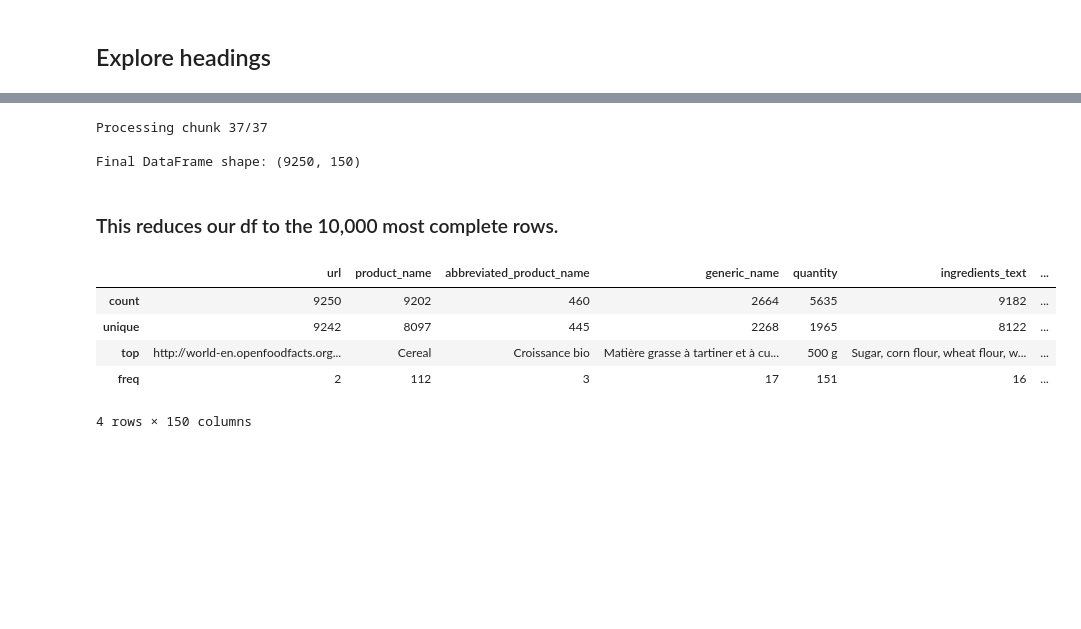
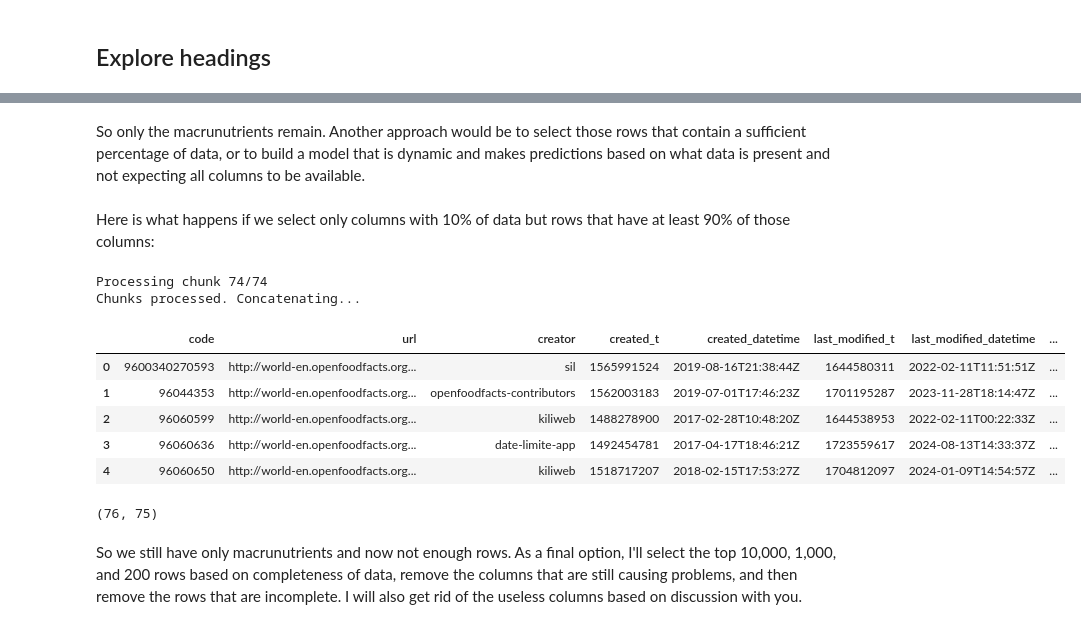
Before and after one commit to michael-wales/smartfoodscan, a Jupyter notebook: notebooks/preprocessing.ipynb, the cells around one changed output, grey strips where cells are left out. Saved outputs shown, nothing was run; the diff lists cells and outputs as text; code cells hidden in the pictures; blank space fills up the shorter version.

Commit message:
Still working on it

```diff
--- a/notebooks/preprocessing.ipynb
+++ b/notebooks/preprocessing.ipynb
@@ -128,44 +192,46 @@ if preprocessing:
+# %% [markdown]
+So only the macrunutrients remain. Another approach would be to select those rows that contain a sufficient percentage of data, or to build a model that is dynamic and makes predictions based on what data is present and not expecting all columns to be available.
+# %% [markdown]
+Here is what happens if we select only columns with 10% of data but rows that have at least 90% of those columns:
 # %%
 if preprocessing:
 
-    chunk_size = 100_000 # Adjust as needed
-    frac = 0.315  # Proportion of non-NaN values required to keep a row
+    row_percentage = 0.9  # Proportion of non-NaN values required to keep a row
 
-    chunks = []
+    filtered_data = pd.DataFrame()
 
-    total_lines = sum(1 for _ in open(csv_file_path, "r", encoding="utf-8"))
-    total_chunks = math.ceil(total_lines / chunk_size)
+    columns_to_keep = null_df[null_df['% Nulls'] <= 90].index.tolist()
 
-    for i, chunk in enumerate(pd.read_csv(csv_file_path,
-                                          sep="\t", usecols=columns,
-                                          dtype=str,  # Read all as strings to prevent dtype errors
+    for i, chunk in enumerate(pd.read_csv(csv_file_path, sep="\t",
+                                          usecols=columns_to_keep, dtype=str,
                                           chunksize=chunk_size,
-                                          on_bad_lines="skip"), start=1):  # Start counting from 1
+                                          on_bad_lines="skip")):
 
-        print(f"\rProcessing chunk {i}/{total_chunks}", end="", flush=True)
+        print(f"\rProcessing chunk {i + 1}/{total_chunks}", end="", flush=True)
 
-        # Drop rows with < frac non-NaN values
-        chunk = chunk.dropna(thresh=int(len(chunk.columns) * frac))
+        # Drop rows with < 50% non-NaN values
+        chunk = chunk.dropna(thresh=int(len(chunk.columns) * row_percentage))
 
-        chunks.append(chunk)
 
-    df = pd.concat(chunks, ignore_index=True)
+    print("\nChunks processed. Concatenating...")
 
-    print("\n\nFinal DataFrame shape:", df.shape)
+    filtered_data = pd.concat([filtered_data, chunk], ignore_index=True)
+
+    display(filtered_data.head())
 # %% [output]
-Processing chunk 37/37
-
-Final DataFrame shape: (9250, 150)
+Processing chunk 74/74
+Chunks processed. Concatenating...
+|  | code | url | creator | created_t | created_datetime | last_modified_t | last_modified_datetime | ... |
+| 0 | 9600340270593 | http://world-en.openfoodfacts.org... | sil | 1565991524 | 2019-08-16T21:38:44Z | 1644580311 | 2022-02-11T11:51:51Z | ... |
+| 1 | 96044353 | http://world-en.openfoodfacts.org... | openfoodfacts-contributors | 1562003183 | 2019-07-01T17:46:23Z | 1701195287 | 2023-11-28T18:14:47Z | ... |
+| 2 | 96060599 | http://world-en.openfoodfacts.org... | kiliweb | 1488278900 | 2017-02-28T10:48:20Z | 1644538953 | 2022-02-11T00:22:33Z | ... |
+| 3 | 96060636 | http://world-en.openfoodfacts.org... | date-limite-app | 1492454781 | 2017-04-17T18:46:21Z | 1723559617 | 2024-08-13T14:33:37Z | ... |
+| 4 | 96060650 | http://world-en.openfoodfacts.org... | kiliweb | 1518717207 | 2018-02-15T17:53:27Z | 1704812097 | 2024-01-09T14:54:57Z | ... |
-# %% [markdown]
-### This reduces our df to the 10,000 most complete rows.
-# %%
-if preprocessing:
-
-    display(df.describe())
-# %% [output]
-|  | url | product_name | abbreviated_product_name | generic_name | quantity | ingredients_text | ... |
-| count | 9250 | 9202 | 460 | 2664 | 5635 | 9182 | ... |
-| unique | 9242 | 8097 | 445 | 2268 | 1965 | 8122 | ... |
-| top | http://world-en.openfoodfacts.org... | Cereal | Croissance bio | Matière grasse à tartiner et à cu... | 500 g | Sugar, corn flour, wheat flour, w... | ... |
-| freq | 2 | 112 | 3 | 17 | 151 | 16 | ... |
-4 rows × 150 columns
+# %%
+if preprocessing:
+
+    print(filtered_data.shape)
+# %% [output]
+(76, 75)
+# %% [markdown]
+So we still have only macrunutrients and now not enough rows. As a final option, I'll select the top 10,000, 1,000, and 200 rows based on completeness of data, remove the columns that are still causing problems, and then remove the rows that are incomplete. I will also get rid of the useless columns based on discussion with you.
```
Also changed, not shown: parts of 14 cells of this notebook, 3 other files.
